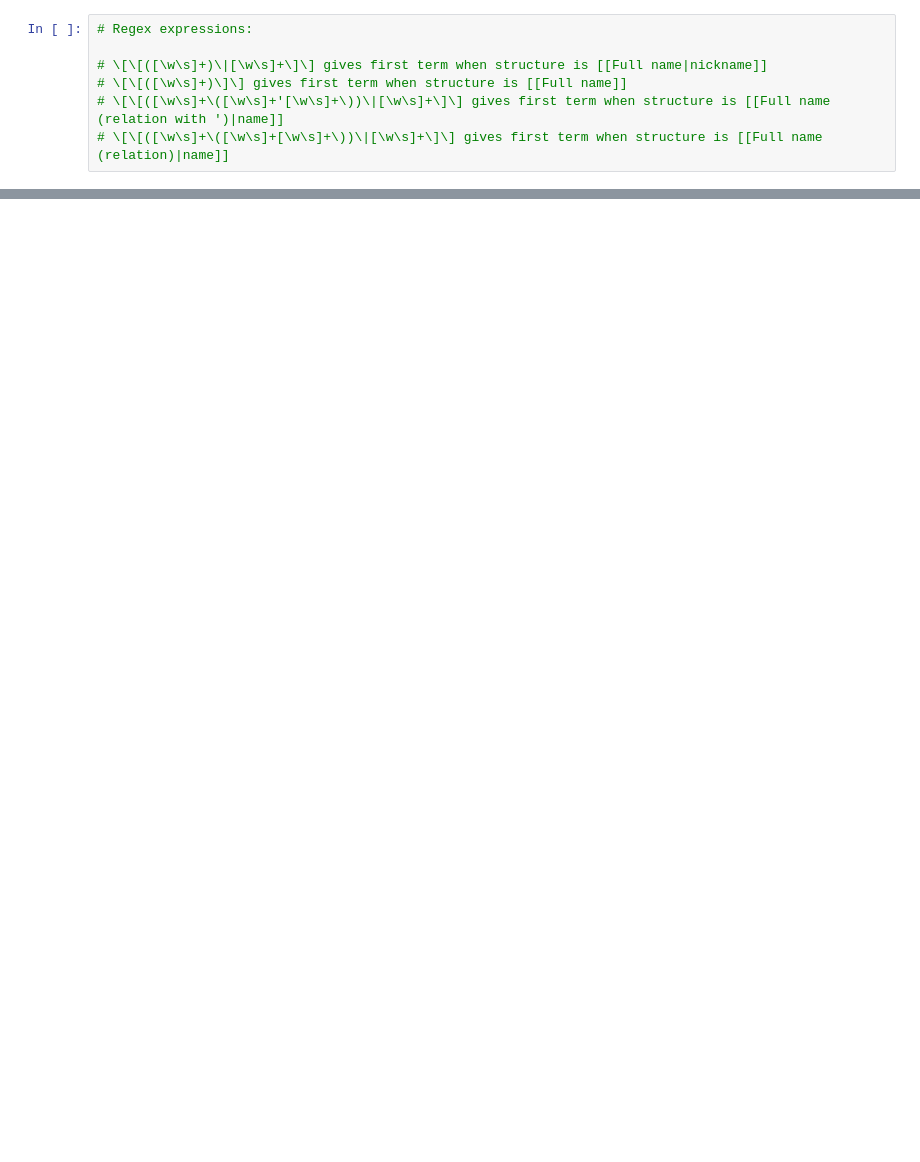
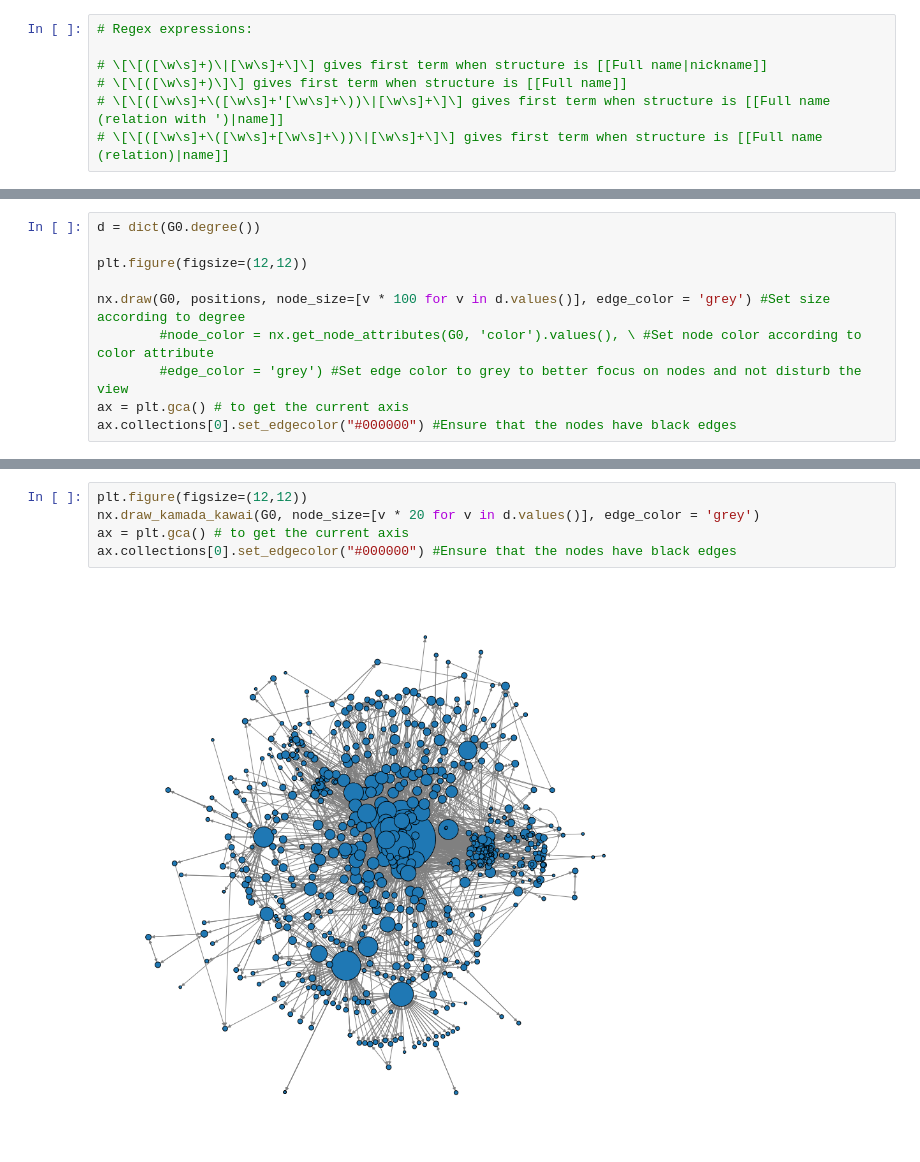
Before and after one commit to datarise/socialgraph-witcher-analysis, a Jupyter notebook: notebooks/build_graph.ipynb, the cells around one changed output, grey strips where cells are left out. Cells and saved outputs as stored; diff of their text form; blank space fills up the shorter version.

```diff
--- a/notebooks/build_graph.ipynb
+++ b/notebooks/build_graph.ipynb
@@ -7,0 +184,10 @@
+# %%
+d = dict(G0.degree())
+
+plt.figure(figsize=(12,12))
+
+nx.draw(G0, positions, node_size=[v * 100 for v in d.values()], edge_color = 'grey') #Set size according to degree
+        #node_color = nx.get_node_attributes(G0, 'color').values(), \ #Set node color according to color attribute
+        #edge_color = 'grey') #Set edge color to grey to better focus on nodes and not disturb the view
+ax = plt.gca() # to get the current axis
+ax.collections[0].set_edgecolor("#000000") #Ensure that the nodes have black edges
@@ -7,0 +218,7 @@
+# %%
+plt.figure(figsize=(12,12))
+nx.draw_kamada_kawai(G0, node_size=[v * 20 for v in d.values()], edge_color = 'grey')
+ax = plt.gca() # to get the current axis
+ax.collections[0].set_edgecolor("#000000") #Ensure that the nodes have black edges
+# %% [output]
+[figure, added]
```
Also changed, not shown: parts of 22 cells of this notebook, 6 other files.
